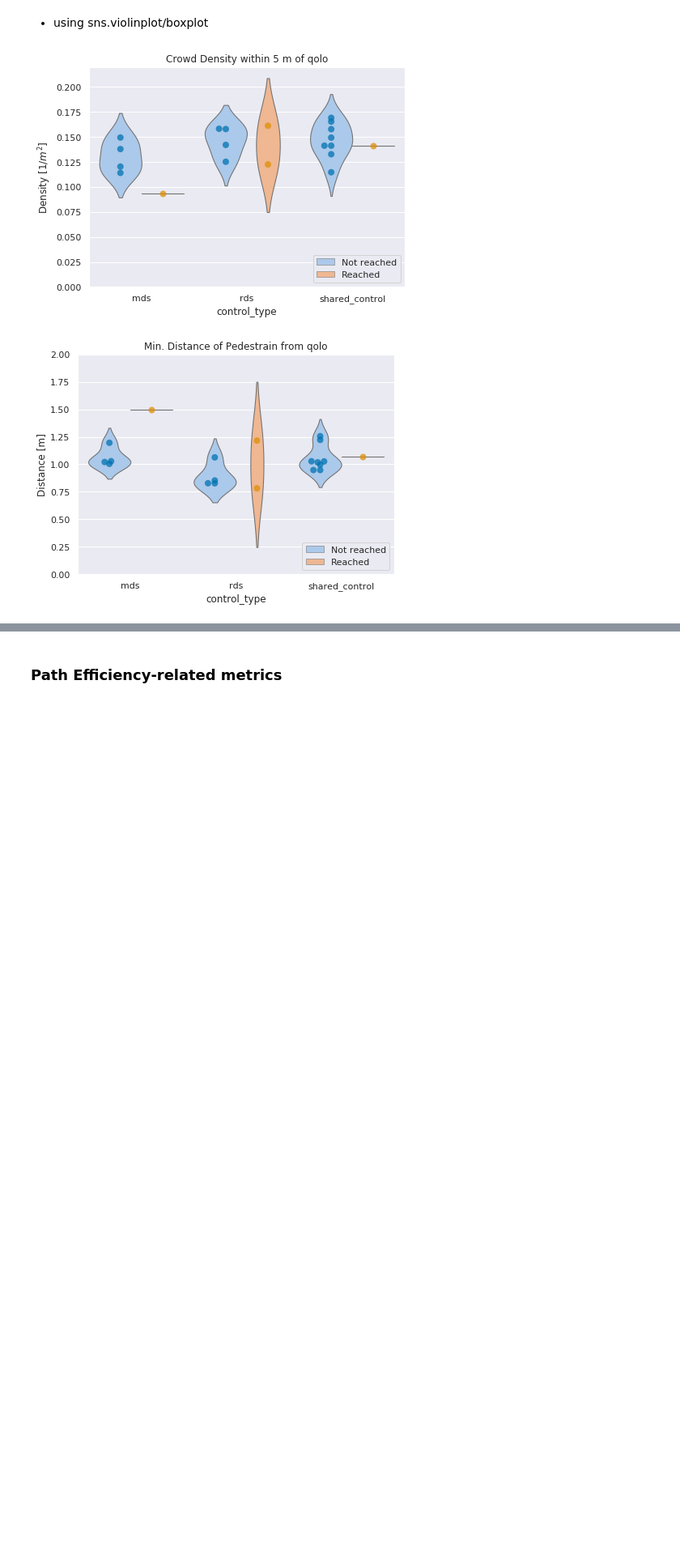
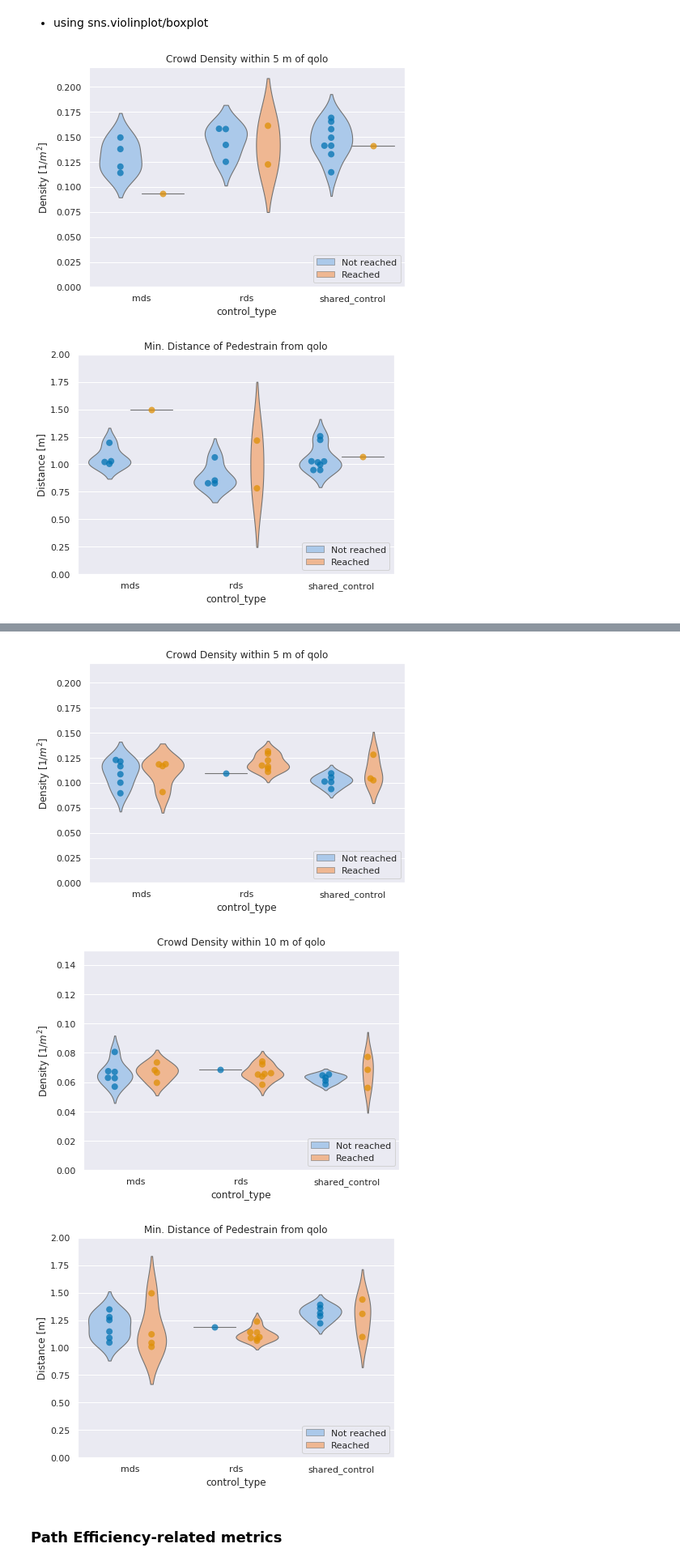
Before and after one commit to epfl-lasa/crowdbot-evaluation-tools, a Jupyter notebook: notebooks/comprehensive_eval.ipynb, the cells around one changed output, grey strips where cells are left out. Shown at 81% size. Drawn from its saved outputs; the diff is of its cells as text; code cells hidden in the pictures; blank space fills up the shorter version.

Commit message:
finish crowd- and path efficiency-related metrics for both 210424 and 210410 data

```diff
--- a/notebooks/comprehensive_eval.ipynb
+++ b/notebooks/comprehensive_eval.ipynb
@@ -106,7 +135,7 @@ for eval_dir in eval_dirs:
     m_dict.update(
         {'control_type': [eval_dir[5:] for i in range(eval_database.nr_seqs())]}
     )
-    m_dict.update({k: [] for k in metrics})
+    m_dict.update({k: [] for k in crowd_metrics})
 
     for idx, seq in enumerate(eval_database.seqs):
         eval_res_dir = os.path.join(eval_database.metrics_dir)
@@ -262,0 +420,8 @@ categorical_plot(
+# %%
+example_date = '0410'
+eval_dirs = []
+for root, dirs, files in walk(bagbase, topdown=False, maxdepth=1):
+    for dir in dirs:
+        if (example_date in dir):
+            eval_dirs.append(dir)
+            print("{}/ is available!".format(dir))
@@ -263,3 +513,49 @@ categorical_plot(
+# %%
+fig, axes = plt.subplots(figsize=(7, 5))
+
+categorical_plot(
+    axes=axes,
+    df=crowd_metrics_df,
+    metric='avg_crowd_density5',
+    catogory='control_type',
+    title='Crowd Density within 5 m of qolo',
+    ylabel='Density [1/$m^2$]',
+    ylim=[0.0, 0.22],
+    group='goal_reached',
+    lgd_labels=['Not reached', 'Reached'],
+)
+
+fig2, axes2 = plt.subplots(figsize=(7, 5))
+
+categorical_plot(
+    axes=axes2,
+    df=crowd_metrics_df,
+    metric='avg_crowd_density10',
+    catogory='control_type',
+    title='Crowd Density within 10 m of qolo',
+    ylabel='Density [1/$m^2$]',
+    ylim=[0.0, 0.15],
+    group='goal_reached',
+    lgd_labels=['Not reached', 'Reached'],
+)
+
+fig3, axes3 = plt.subplots(figsize=(7, 5))
+
+categorical_plot(
+    axes=axes3,
+    df=crowd_metrics_df,
+    metric='avg_min_dist',
+    catogory='control_type',
+    title='Min. Distance of Pedestrain from qolo',
+    ylabel='Distance [m]',
+    ylim=[0.0, 2.0],
+    group='goal_reached',
+    lgd_labels=['Not reached', 'Reached'],
+)
+# %% [output]
+[figure, added]
+[figure, added]
+[figure, added]
 # %% [markdown]
 ### Path Efficiency-related metrics
 # %%
```
Also changed, not shown: parts of 33 cells of this notebook.
